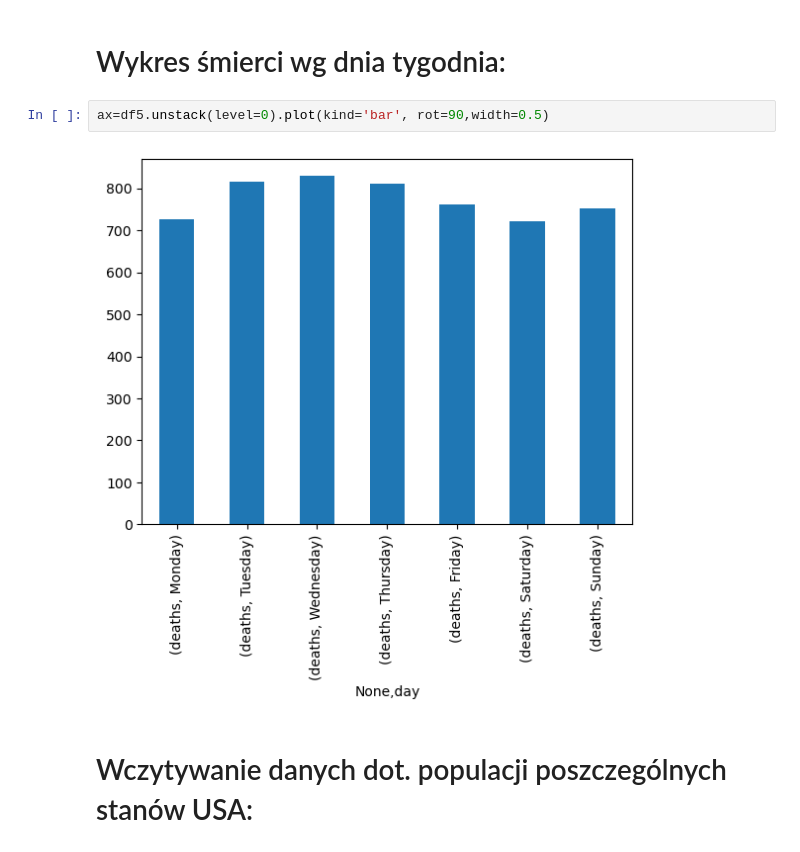
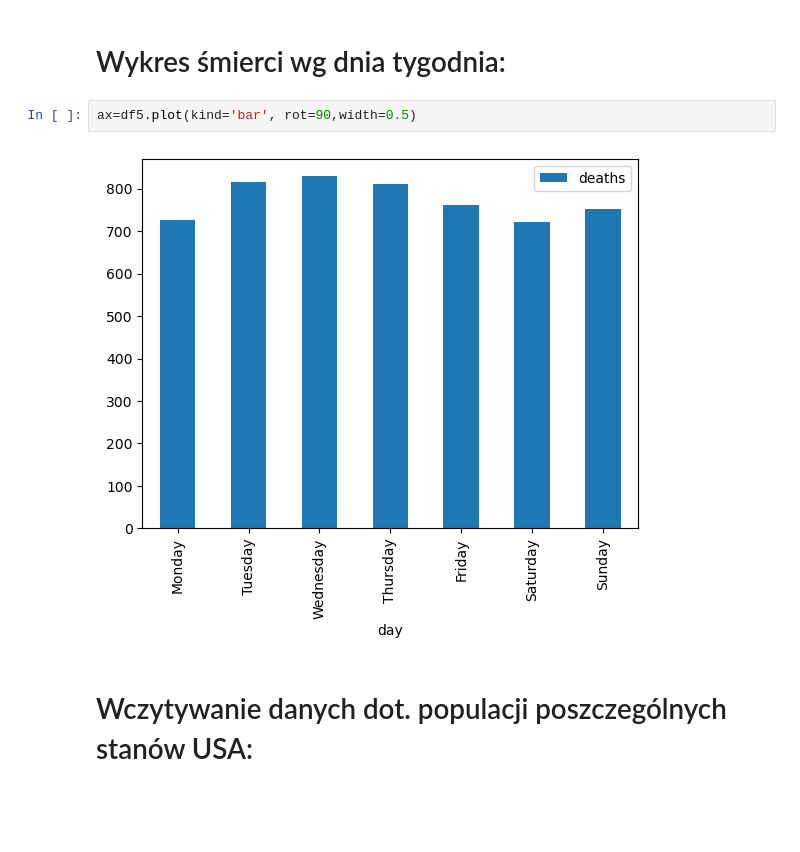
Before and after one commit to jakubziom/Fatal_Police_Interventions, a Jupyter notebook: fatal_police_interventions.ipynb, the cells around one changed output. Saved outputs shown, nothing was run; the diff lists cells and outputs as text; blank space fills up the shorter version.

Commit message:
fixed chart

```diff
--- a/fatal_police_interventions.ipynb
+++ b/fatal_police_interventions.ipynb
@@ -198,9 +198,9 @@ df5
 # %% [markdown]
 # Wykres śmierci wg dnia tygodnia:
 # %%
-ax=df5.unstack(level=0).plot(kind='bar', rot=90,width=0.5)
+ax=df5.plot(kind='bar', rot=90,width=0.5)
 # %% [output]
-[figure, old version]
+[figure, new version]
 # %% [markdown]
 # Wczytywanie danych dot. populacji poszczególnych stanów USA:
 # %%
```
